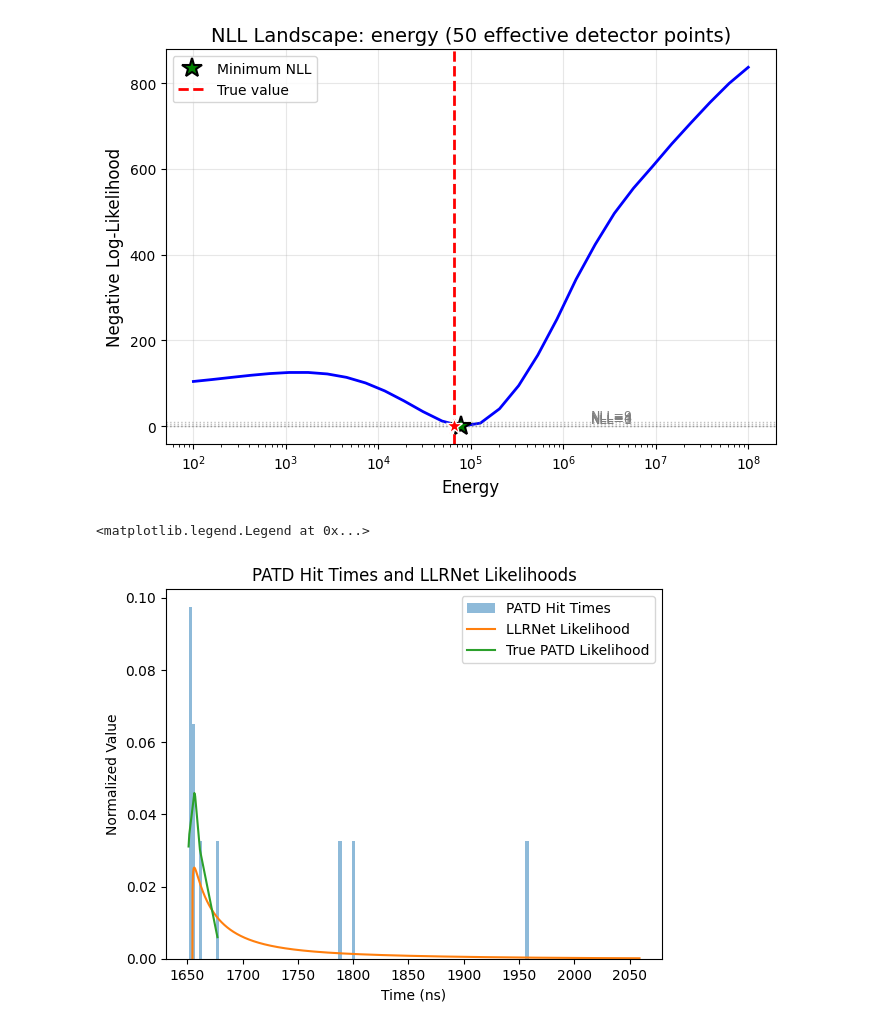
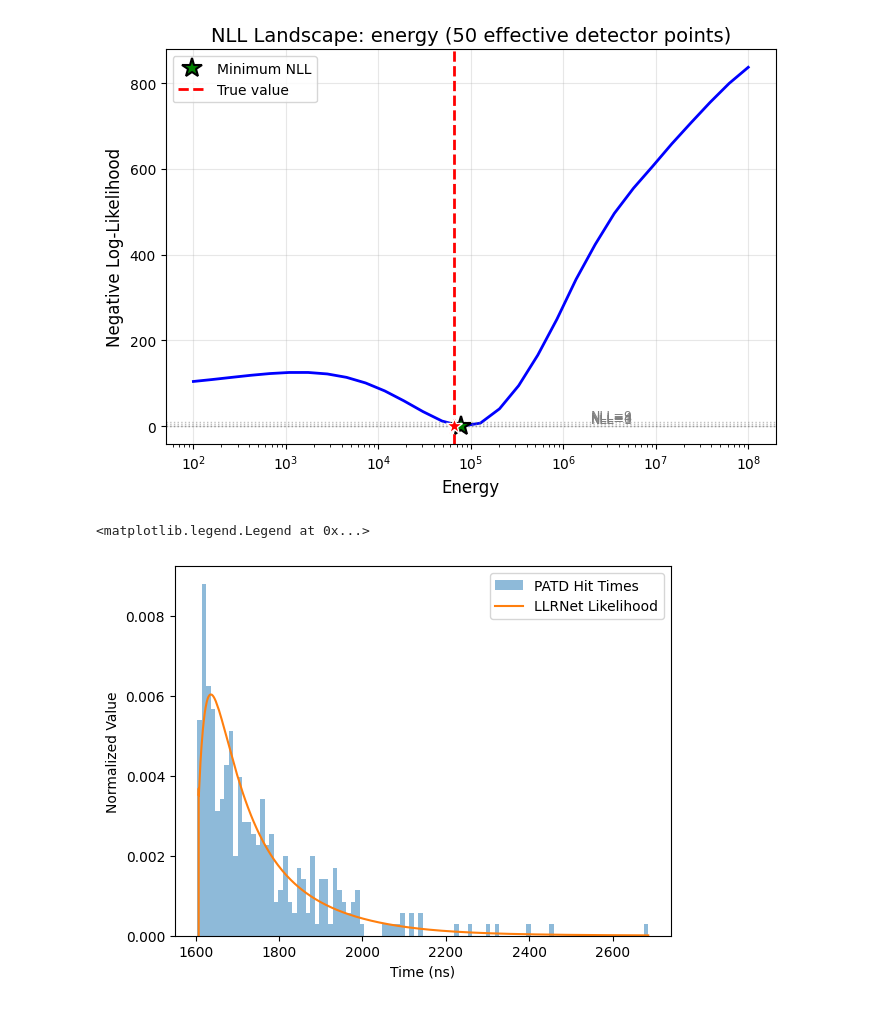
Before and after one commit to kristiantcho/nugget, a Jupyter notebook: nugget/examples/llr_testing.ipynb, the cells around one changed output. Drawn from its saved outputs; the diff is of its cells as text; code cells hidden in the pictures.

```diff
--- a/nugget/examples/llr_testing.ipynb
+++ b/nugget/examples/llr_testing.ipynb
@@ -86,7 +86,7 @@ llr_net = nugget.surrogates.LLRnet.LLRnet(
     input_delta_time=False,  # residual time is baked into prepare_features_patd as t_geom_min
     use_rich_features=True,
     add_distance_from_beam=False,
-    use_patd=True,
+    use_patd=False,
     add_vertex_distance=True,
 )
 
@@ -145,36 +189,36 @@ NLL landscape (energy): processed 30/30 landscape points
 [figure]
 # %%
 num_photons = 0
-while num_photons < 10:
+while num_photons < 50:
     point = signal_sampler.sample_detector_points(1)[0]
     patd_dict = light_yield_surrogate_patd(opt_point=point, event_params=true_event)
     num_photons = patd_dict['num_photons']
 test_event = true_event.copy()
 # test_event['direction'] = torch.nn.functional.normalize(test_event['direction'] - torch.tensor([200,0,0]).float(), p=2, dim=0) # flip the direction to test opposite direction
 # test_event['zenith'] = np.pi - test_event['zenith']  # flip the zenith to test opposite direction
-test_times = torch.logspace(torch.log10((patd_dict['t_geom_min'])), torch.log10(max(patd_dict['hit_times'])+100), steps=5000)
-test_patd_dict = {'hit_times': test_times, 'num_photons': 5000, 't_geom_min': patd_dict['t_geom_min']}
+test_times = torch.logspace(torch.log10((patd_dict['t_geom_min'])), torch.log10(max(patd_dict['hit_times'])), steps=10000)
+test_patd_dict = {'hit_times': test_times, 'num_photons': 10000, 't_geom_min': patd_dict['t_geom_min']}
 features, num_photons = llr_net.prepare_features_patd(point=point, event_data=test_event, patd_result=test_patd_dict)
 likelihoods = llr_net.predict_likelihood_ratio(features)
 
 true_likelihoods = torch.exp(patd_surrogate.eval_patd_log_probs(patd_dict['residual_times'], point, true_event))
 #plot the hit times as a histogram and the likelihoods as a line plot on the same plot
 sorted_inds = torch.argsort(patd_dict['hit_times'])
 true_likelihoods = true_likelihoods[sorted_inds]
 true_likelihoods = true_likelihoods#/torch.sum(true_likelihoods[torch.isfinite(true_likelihoods)])
 plt.hist(patd_dict['hit_times'].cpu().detach().numpy(), bins=100, alpha=0.5, label='PATD Hit Times', density=True)
 # normalized_likelihoods = likelihoods* / (torch.sum(likelihoods*(test_times[1]-test_times[0])))
 # normalize likelihoods by integrating over the test_times range using the trapezoidal rule
 normalized_likelihoods = likelihoods / torch.trapz(likelihoods, test_times)
 plt.plot(test_times.cpu().detach().numpy(), normalized_likelihoods.cpu().detach().numpy(), label='LLRNet Likelihood')
-plt.plot(patd_dict['hit_times'][sorted_inds].cpu().detach().numpy(), true_likelihoods.cpu().detach().numpy(), label='True PATD Likelihood')
+# plt.plot(patd_dict['hit_times'][sorted_inds].cpu().detach().numpy(), true_likelihoods.cpu().detach().numpy(), label='True PATD Likelihood')
 plt.xlabel('Time (ns)')
 plt.ylabel('Normalized Value')
-plt.title('PATD Hit Times and LLRNet Likelihoods')
+# plt.title('PATD Hit Times and LLRNet Likelihoods')
 plt.legend()
 # %% [output]
 <matplotlib.legend.Legend at 0x...>
-[figure, old version]
+[figure, new version]
 # %%
 charge = 0
 while charge <= 100:
```
Also changed, not shown: parts of 5 cells of this notebook, 4 other files.
